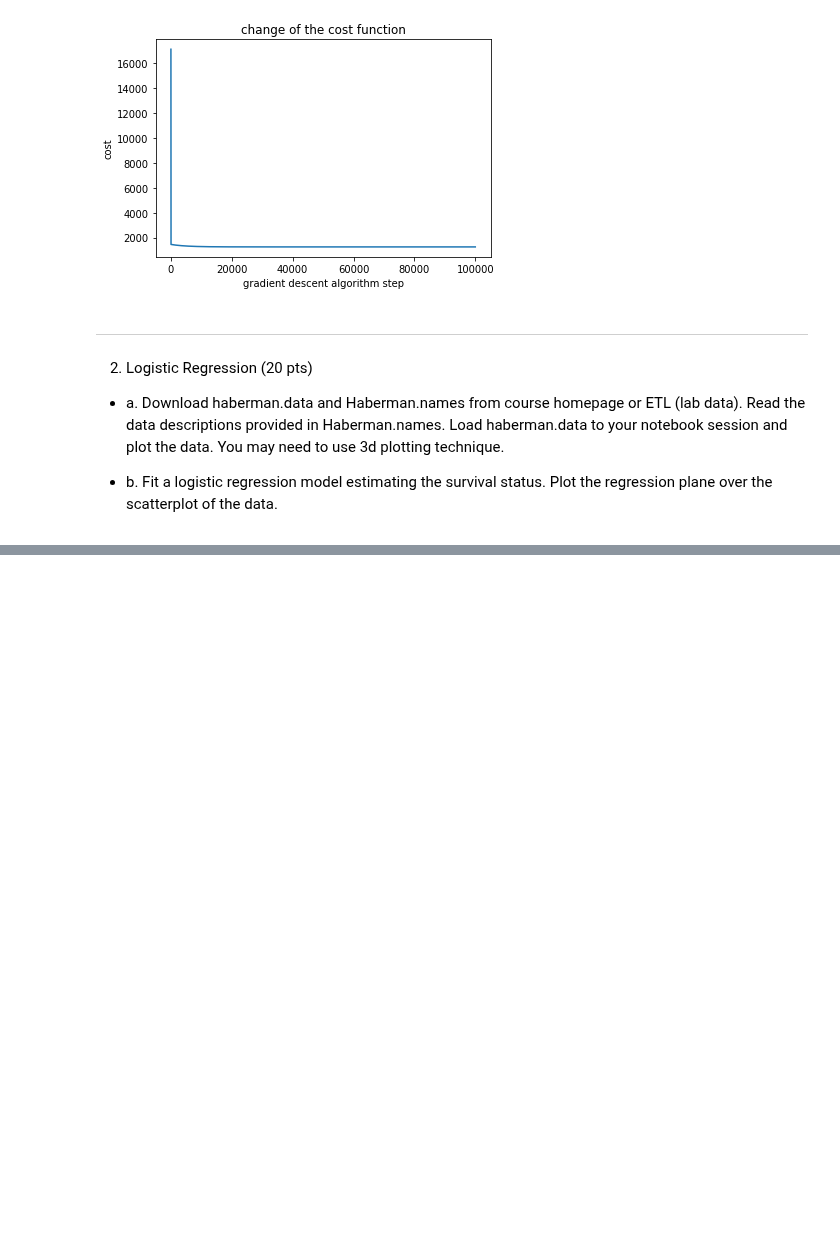
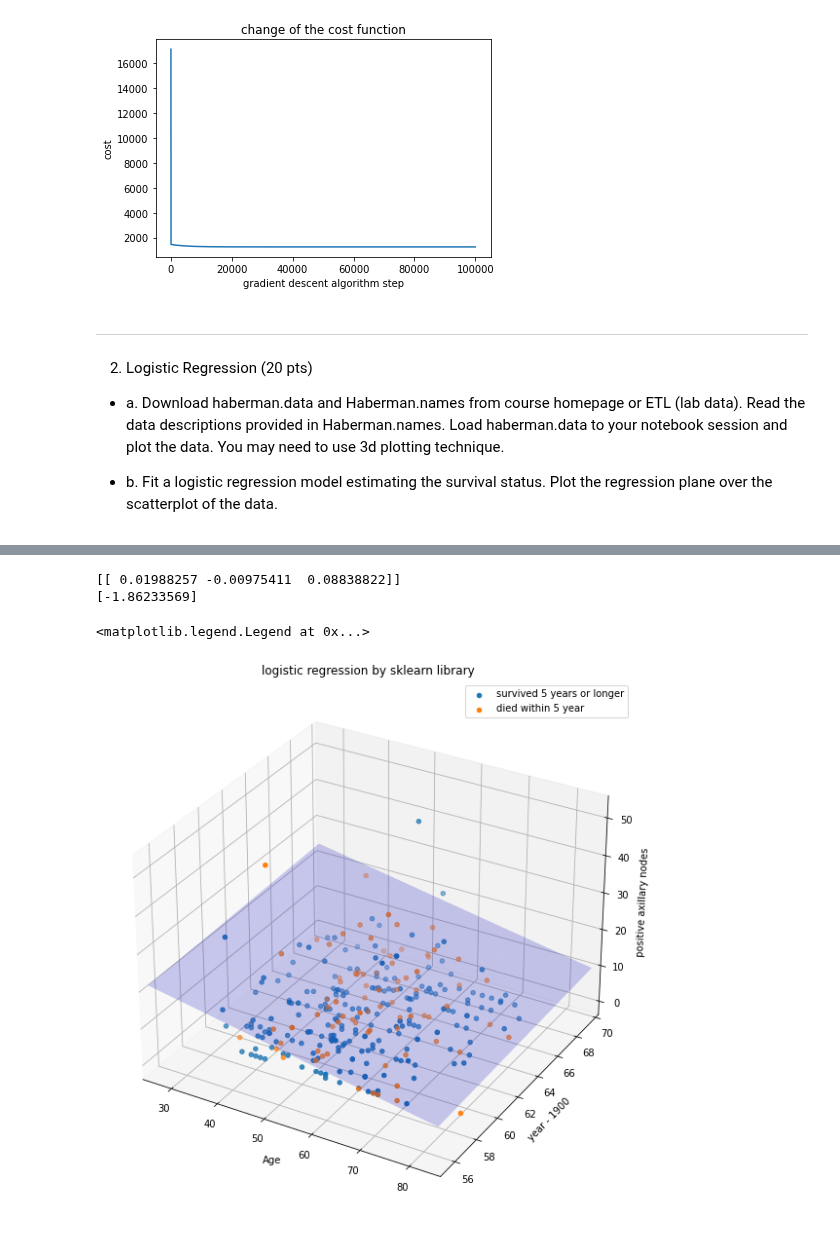
Before and after one commit to changwoonchoi/cl2020, a Jupyter notebook: as_5/assignment05.ipynb, the cells around one changed output, grey strips where cells are left out. Drawn from its saved outputs; the diff is of its cells as text; code cells hidden in the pictures; blank space fills up the shorter version.

```diff
--- a/as_5/assignment05.ipynb
+++ b/as_5/assignment05.ipynb
@@ -165,0 +264,27 @@ plt.show()
+# %%
+reg = LogisticRegression().fit(x, y)
+fig = plt.figure(figsize=(10,10))
+ax = fig.gca(projection='3d')
+
+ax.scatter(survived.iloc[:, 0], survived.iloc[:, 1], survived.iloc[:, 2],
+           label = 'survived 5 years or longer')
+ax.scatter(died.iloc[:, 0], died.iloc[:, 1], died.iloc[:, 2],
+           label='died within 5 year')
+z = lambda x, y: (-reg.intercept_[0] - np.dot(reg.coef_[0][0], x)
+                  - np.dot(reg.coef_[0][1], y)) / reg.coef_[0][2]
+tmp1 = np.linspace(25, 85, 60)
+tmp2 = np.linspace(55, 70, 15)
+a, b = np.meshgrid(tmp1, tmp2)
+ax.plot_surface(a, b, z(a,b), alpha=0.2, color='blue')
+ax.set_xlabel('Age')
+ax.set_ylabel('year - 1900')
+ax.set_zlabel('positive axillary nodes')
+ax.set_xlim(25, 85)
+ax.set_ylim(55,70)
+ax.set_title('logistic regression by sklearn library')
+ax.legend()
+# %% [output]
+[[ 0.01988257 -0.00975411  0.08838822]]
+[-1.86233569]
+<matplotlib.legend.Legend at 0x...>
+[figure, added]
```
Also changed, not shown: parts of 7 cells of this notebook.
